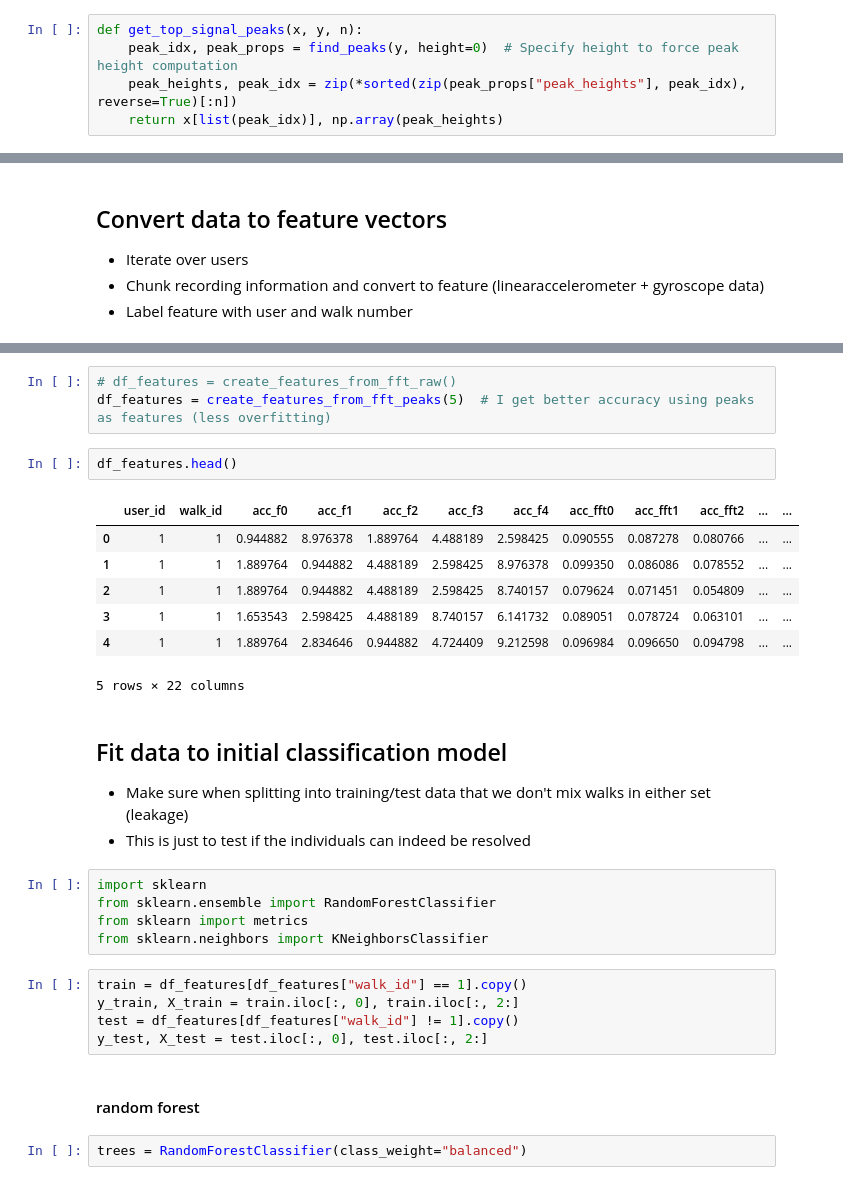
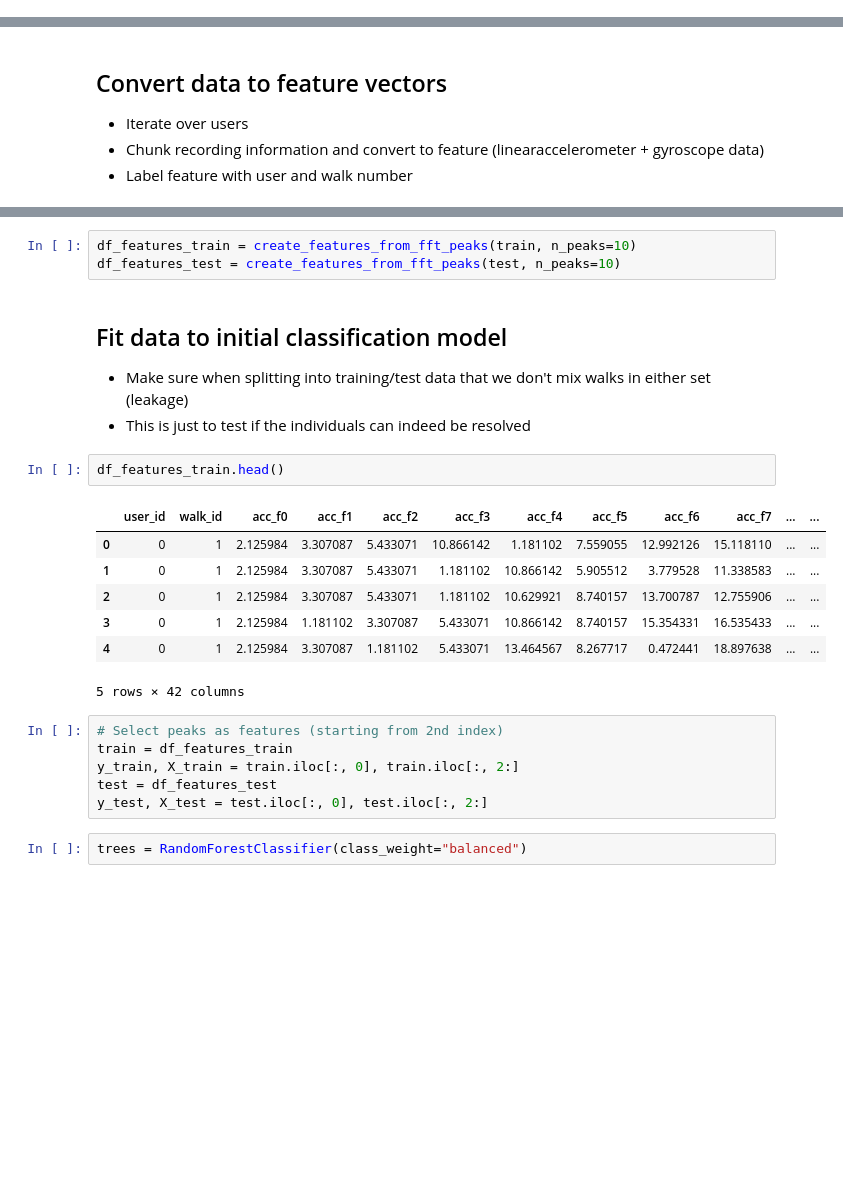
Before and after one commit to f--f/gaitkeeper, a Jupyter notebook: notebooks/1-exploratory-data-analysis.ipynb, the cells around one changed output, grey strips where cells are left out. Saved outputs shown, nothing was run; the diff lists cells and outputs as text; blank space fills up the shorter version.

```diff
--- a/notebooks/1-exploratory-data-analysis.ipynb
+++ b/notebooks/1-exploratory-data-analysis.ipynb
@@ -127,8 +59,3 @@ def get_fft(signal, f_s):
-# %%
-def get_top_signal_peaks(x, y, n):
-    peak_idx, peak_props = find_peaks(y, height=0)  # Specify height to force peak height computation
-    peak_heights, peak_idx = zip(*sorted(zip(peak_props["peak_heights"], peak_idx), reverse=True)[:n])
-    return x[list(peak_idx)], np.array(peak_heights)
 # %%
 def plot_fft(f_s, *signals):
     f, ax = plt.subplots(figsize=(15, 5))
@@ -248,33 +122,27 @@ def create_features_from_fft_raw():
-# %%
-# df_features = create_features_from_fft_raw()
-df_features = create_features_from_fft_peaks(5)  # I get better accuracy using peaks as features (less overfitting)
-# %%
-df_features.head()
-# %% [output]
-|  | user_id | walk_id | acc_f0 | acc_f1 | acc_f2 | acc_f3 | acc_f4 | acc_fft0 | acc_fft1 | acc_fft2 | ... | ... |
-| 0 | 1 | 1 | 0.944882 | 8.976378 | 1.889764 | 4.488189 | 2.598425 | 0.090555 | 0.087278 | 0.080766 | ... | ... |
-| 1 | 1 | 1 | 1.889764 | 0.944882 | 4.488189 | 2.598425 | 8.976378 | 0.099350 | 0.086086 | 0.078552 | ... | ... |
-| 2 | 1 | 1 | 1.889764 | 0.944882 | 4.488189 | 2.598425 | 8.740157 | 0.079624 | 0.071451 | 0.054809 | ... | ... |
-| 3 | 1 | 1 | 1.653543 | 2.598425 | 4.488189 | 8.740157 | 6.141732 | 0.089051 | 0.078724 | 0.063101 | ... | ... |
-| 4 | 1 | 1 | 1.889764 | 2.834646 | 0.944882 | 4.724409 | 9.212598 | 0.096984 | 0.096650 | 0.094798 | ... | ... |
-5 rows × 22 columns
+# %%
+df_features_train = create_features_from_fft_peaks(train, n_peaks=10)
+df_features_test = create_features_from_fft_peaks(test, n_peaks=10)
 # %% [markdown]
 ## Fit data to initial classification model
 
 - Make sure when splitting into training/test data that we don't mix walks in either set (leakage)
 - This is just to test if the individuals can indeed be resolved
-# %%
-import sklearn
-from sklearn.ensemble import RandomForestClassifier
-from sklearn import metrics
-from sklearn.neighbors import KNeighborsClassifier
+# %%
+df_features_train.head()
+# %% [output]
+|  | user_id | walk_id | acc_f0 | acc_f1 | acc_f2 | acc_f3 | acc_f4 | acc_f5 | acc_f6 | acc_f7 | ... | ... |
+| 0 | 0 | 1 | 2.125984 | 3.307087 | 5.433071 | 10.866142 | 1.181102 | 7.559055 | 12.992126 | 15.118110 | ... | ... |
+| 1 | 0 | 1 | 2.125984 | 3.307087 | 5.433071 | 1.181102 | 10.866142 | 5.905512 | 3.779528 | 11.338583 | ... | ... |
+| 2 | 0 | 1 | 2.125984 | 3.307087 | 5.433071 | 1.181102 | 10.629921 | 8.740157 | 13.700787 | 12.755906 | ... | ... |
+| 3 | 0 | 1 | 2.125984 | 1.181102 | 3.307087 | 5.433071 | 10.866142 | 8.740157 | 15.354331 | 16.535433 | ... | ... |
+| 4 | 0 | 1 | 2.125984 | 3.307087 | 1.181102 | 5.433071 | 13.464567 | 8.267717 | 0.472441 | 18.897638 | ... | ... |
+5 rows × 42 columns
 # %%
-train = df_features[df_features["walk_id"] == 1].copy()
+# Select peaks as features (starting from 2nd index)
+train = df_features_train
 y_train, X_train = train.iloc[:, 0], train.iloc[:, 2:]
-test = df_features[df_features["walk_id"] != 1].copy()
+test = df_features_test
 y_test, X_test = test.iloc[:, 0], test.iloc[:, 2:]
-# %% [markdown]
-#### random forest
 # %%
 trees = RandomForestClassifier(class_weight="balanced")
 # %%
```
Also changed, not shown: parts of 60 cells of this notebook, 4 other files.
